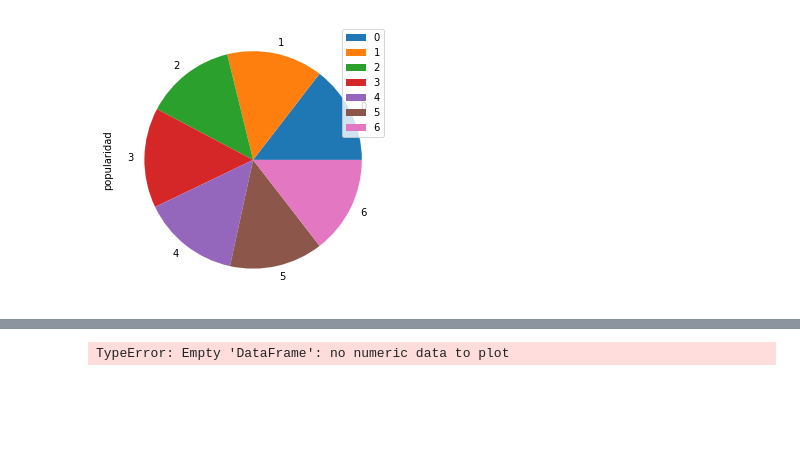
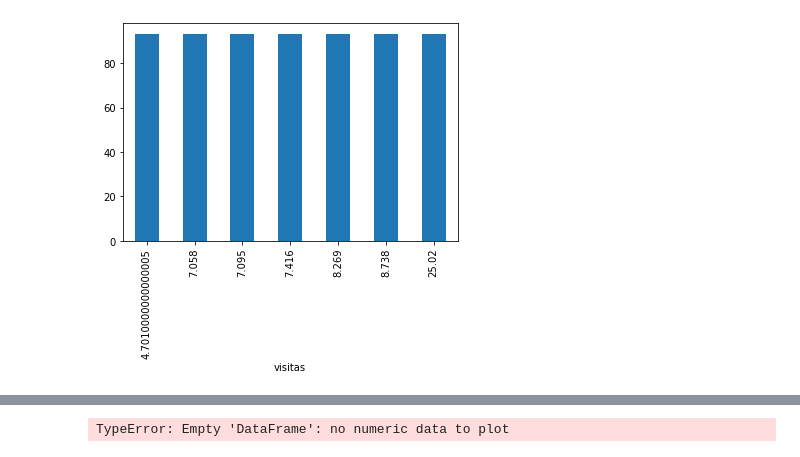
Before and after one commit to 2019-B-GR1-Python/py-silva-garcia-andrea-guiomar, a Jupyter notebook: Deberes/Informe_doramas.ipynb, the cells around one changed output, grey strips where cells are left out. Drawn from its saved outputs; the diff is of its cells as text; code cells hidden in the pictures; blank space fills up the shorter version.

```diff
--- a/Deberes/Informe_doramas.ipynb
+++ b/Deberes/Informe_doramas.ipynb
@@ -77,3 +70,3 @@ plt.show()
 # %%
-df_completo_pickle.visitas[df_completo_pickle.Titulo=''].value_counts(normalize = True).plot(kind='bar',alpha=0.5)
+df_completo_pickle.groupby('visitas').mean()["popularidad"].plot(kind='bar')
 # %% [output]
@@ -81,4 +74 @@ SyntaxError: invalid syntax (<ipython-input-103-cee7d7486399>, line 1)
+[figure, added]
-# %%
-plot = df.plot.pie( y='popularidad',figsize=(5, 5))
-# %% [output]
-[figure, removed]
```
Also changed, not shown: parts of 16 cells of this notebook, 7 other files.
